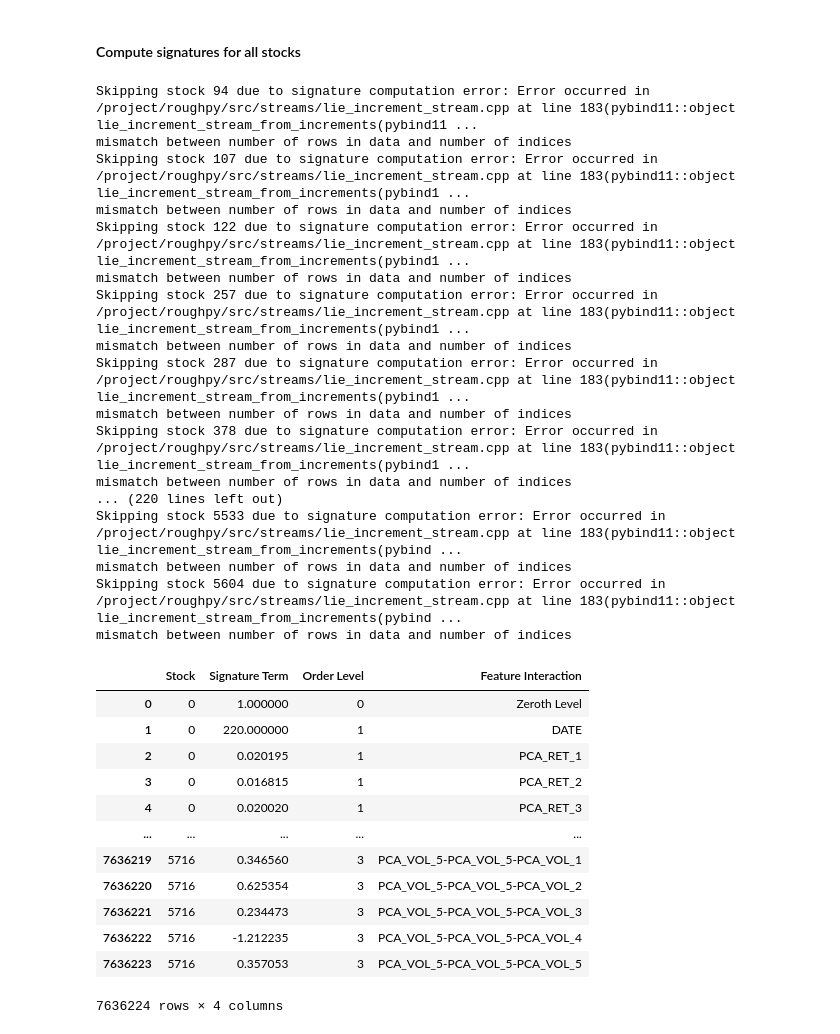
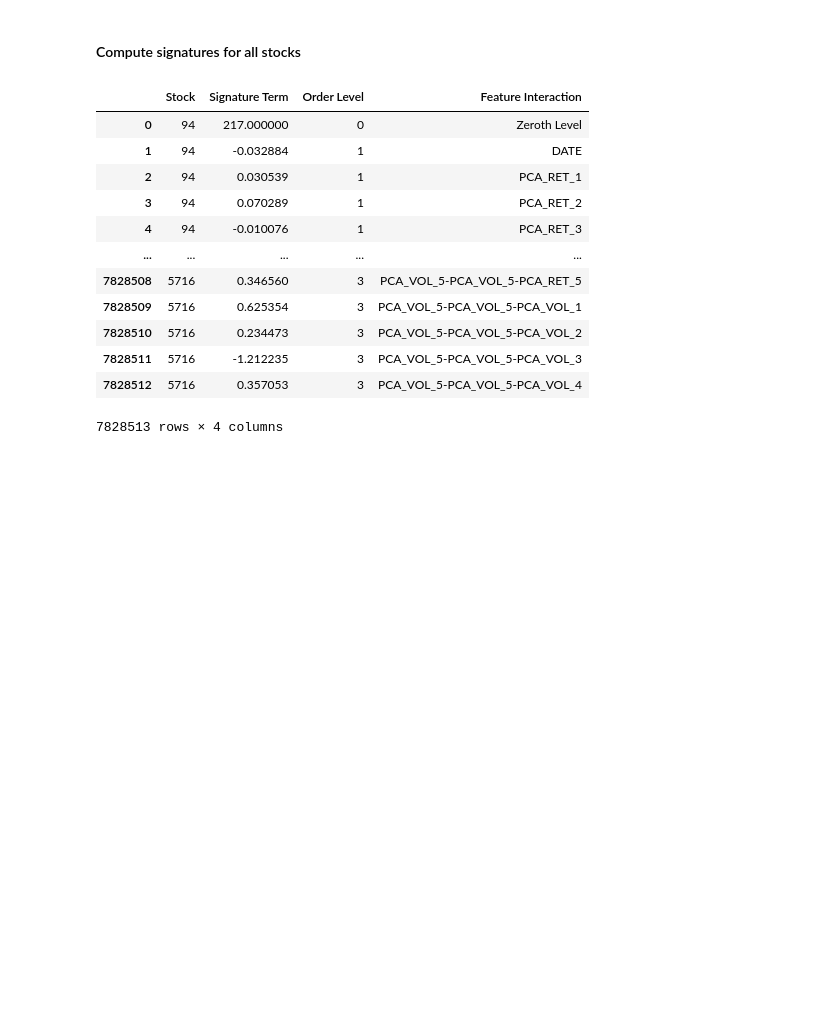
Before and after one commit to george-lhj/Transfer_Learning_for_Stock_Prediction, a Jupyter notebook: Sig.ipynb, the cells around one changed output. Cells and saved outputs as stored; diff of their text form; code cells hidden in the pictures; blank space fills up the shorter version.

```diff
--- a/Sig.ipynb
+++ b/Sig.ipynb
@@ -203,20 +196,11 @@ signature_df
 for stock_id, stock_df in df_pca.groupby("STOCK"):
     stock_df = stock_df.sort_values(by="DATE")  # Ensure chronological order
 
-    # Drop NaN values from selected features
-    stock_df = stock_df.dropna(subset=features)
-
-    # Ensure at least 2 rows exist before computing the signature
-    if len(stock_df) < 2:
-        print(f"Skipping stock {stock_id}: Not enough valid rows for signature computation.")
-        continue
-
-    # Extract relevant columns as time-series path
     path = stock_df[features].values  # Shape (time_steps, 11)
 
     # Compute the signature for this stock's path
     try:
-        signature = esig.stream2sig(path, n)
+        signature = iisignature.sig(path, n)
         signature_list = list(signature)
     except ValueError as e:
         print(f"Skipping stock {stock_id} due to signature computation error: {e}")
@@ -224,60 +208,43 @@ for stock_id, stock_df in df_pca.groupby("STOCK"):
 
     # Generate feature interaction labels
     multi_index_labels = ["Zeroth Level"]
     level_counts = [0]
     for level in range(1, n + 1):
         indices = list(itertools.product(range(d), repeat=level))  # Generate index sequences
         for idx in indices:
             term_label = '-'.join([features[i] for i in idx])  # Convert index to feature names
             multi_index_labels.append(term_label)
             level_counts.append(level)
 
     # Ensure array sizes match
     min_length = min(len(signature_list), len(multi_index_labels), len(level_counts))
     signature_list = signature_list[:min_length]
     multi_index_labels = multi_index_labels[:min_length]
     level_counts = level_counts[:min_length]
 
     # Store results with stock metadata
     for i in range(min_length):
         signature_data.append({
             'Stock': stock_id,
             'Signature Term': signature_list[i],
             'Order Level': level_counts[i],
             'Feature Interaction': multi_index_labels[i]
         })
 
 # Convert to DataFrame and display
 signature_df = pd.DataFrame(signature_data)
 signature_df
 # %% [output]
+|  | Stock | Signature Term | Order Level | Feature Interaction |
+| 0 | 94 | 217.000000 | 0 | Zeroth Level |
+| 1 | 94 | -0.032884 | 1 | DATE |
+| 2 | 94 | 0.030539 | 1 | PCA_RET_1 |
+| 3 | 94 | 0.070289 | 1 | PCA_RET_2 |
+| 4 | 94 | -0.010076 | 1 | PCA_RET_3 |
+| ... | ... | ... | ... | ... |
+| 7828508 | 5716 | 0.346560 | 3 | PCA_VOL_5-PCA_VOL_5-PCA_RET_5 |
+| 7828509 | 5716 | 0.625354 | 3 | PCA_VOL_5-PCA_VOL_5-PCA_VOL_1 |
+| 7828510 | 5716 | 0.234473 | 3 | PCA_VOL_5-PCA_VOL_5-PCA_VOL_2 |
+| 7828511 | 5716 | -1.212235 | 3 | PCA_VOL_5-PCA_VOL_5-PCA_VOL_3 |
+| 7828512 | 5716 | 0.357053 | 3 | PCA_VOL_5-PCA_VOL_5-PCA_VOL_4 |
-Skipping stock 94 due to signature computation error: Error occurred in /project/roughpy/src/streams/lie_increment_stream.cpp at line 183(pybind11::object lie_increment_stream_from_increments(pybind11 ...
-mismatch between number of rows in data and number of indices
-Skipping stock 107 due to signature computation error: Error occurred in /project/roughpy/src/streams/lie_increment_stream.cpp at line 183(pybind11::object lie_increment_stream_from_increments(pybind1 ...
-mismatch between number of rows in data and number of indices
-Skipping stock 122 due to signature computation error: Error occurred in /project/roughpy/src/streams/lie_increment_stream.cpp at line 183(pybind11::object lie_increment_stream_from_increments(pybind1 ...
-mismatch between number of rows in data and number of indices
-Skipping stock 257 due to signature computation error: Error occurred in /project/roughpy/src/streams/lie_increment_stream.cpp at line 183(pybind11::object lie_increment_stream_from_increments(pybind1 ...
-mismatch between number of rows in data and number of indices
-Skipping stock 287 due to signature computation error: Error occurred in /project/roughpy/src/streams/lie_increment_stream.cpp at line 183(pybind11::object lie_increment_stream_from_increments(pybind1 ...
-mismatch between number of rows in data and number of indices
-Skipping stock 378 due to signature computation error: Error occurred in /project/roughpy/src/streams/lie_increment_stream.cpp at line 183(pybind11::object lie_increment_stream_from_increments(pybind1 ...
-mismatch between number of rows in data and number of indices
-... (220 lines left out)
-Skipping stock 5533 due to signature computation error: Error occurred in /project/roughpy/src/streams/lie_increment_stream.cpp at line 183(pybind11::object lie_increment_stream_from_increments(pybind ...
-mismatch between number of rows in data and number of indices
-Skipping stock 5604 due to signature computation error: Error occurred in /project/roughpy/src/streams/lie_increment_stream.cpp at line 183(pybind11::object lie_increment_stream_from_increments(pybind ...
-mismatch between number of rows in data and number of indices
+7828513 rows × 4 columns
-|  | Stock | Signature Term | Order Level | Feature Interaction |
-| 0 | 0 | 1.000000 | 0 | Zeroth Level |
-| 1 | 0 | 220.000000 | 1 | DATE |
-| 2 | 0 | 0.020195 | 1 | PCA_RET_1 |
-| 3 | 0 | 0.016815 | 1 | PCA_RET_2 |
-| 4 | 0 | 0.020020 | 1 | PCA_RET_3 |
-| ... | ... | ... | ... | ... |
-| 7636219 | 5716 | 0.346560 | 3 | PCA_VOL_5-PCA_VOL_5-PCA_VOL_1 |
-| 7636220 | 5716 | 0.625354 | 3 | PCA_VOL_5-PCA_VOL_5-PCA_VOL_2 |
-| 7636221 | 5716 | 0.234473 | 3 | PCA_VOL_5-PCA_VOL_5-PCA_VOL_3 |
-| 7636222 | 5716 | -1.212235 | 3 | PCA_VOL_5-PCA_VOL_5-PCA_VOL_4 |
-| 7636223 | 5716 | 0.357053 | 3 | PCA_VOL_5-PCA_VOL_5-PCA_VOL_5 |
-7636224 rows × 4 columns
```
Also changed, not shown: parts of 7 cells of this notebook.
